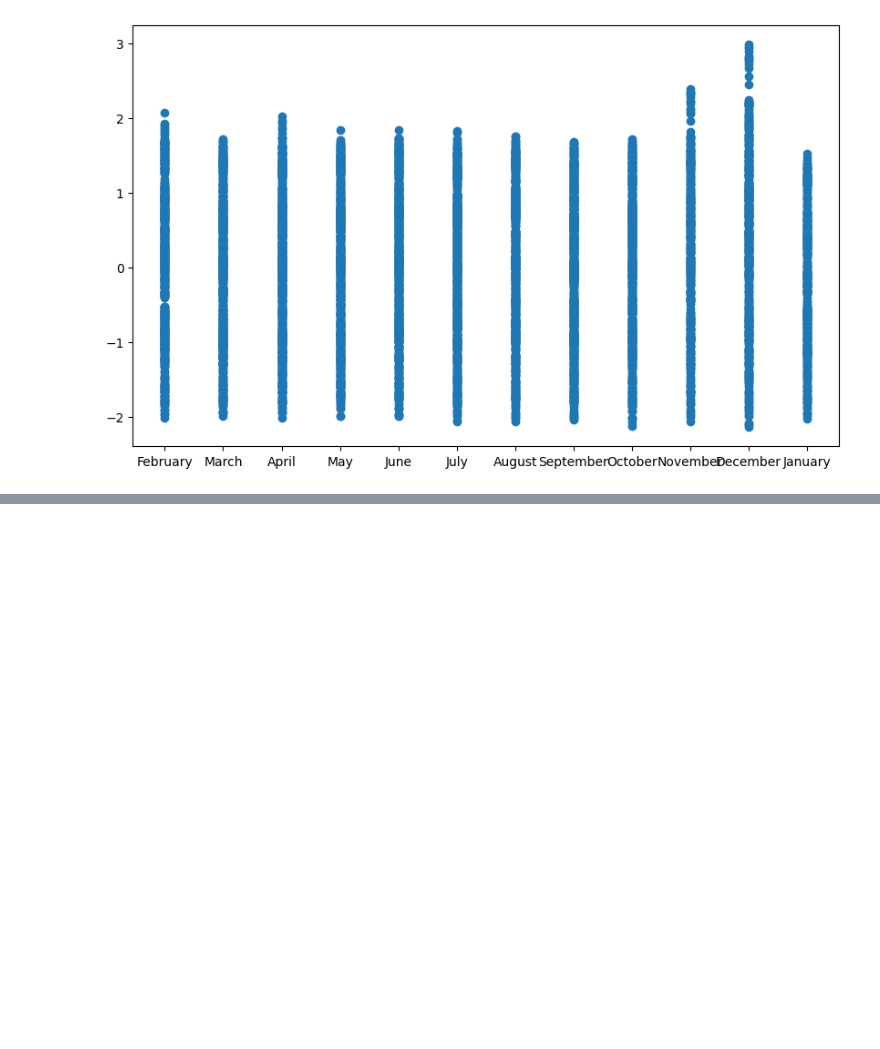
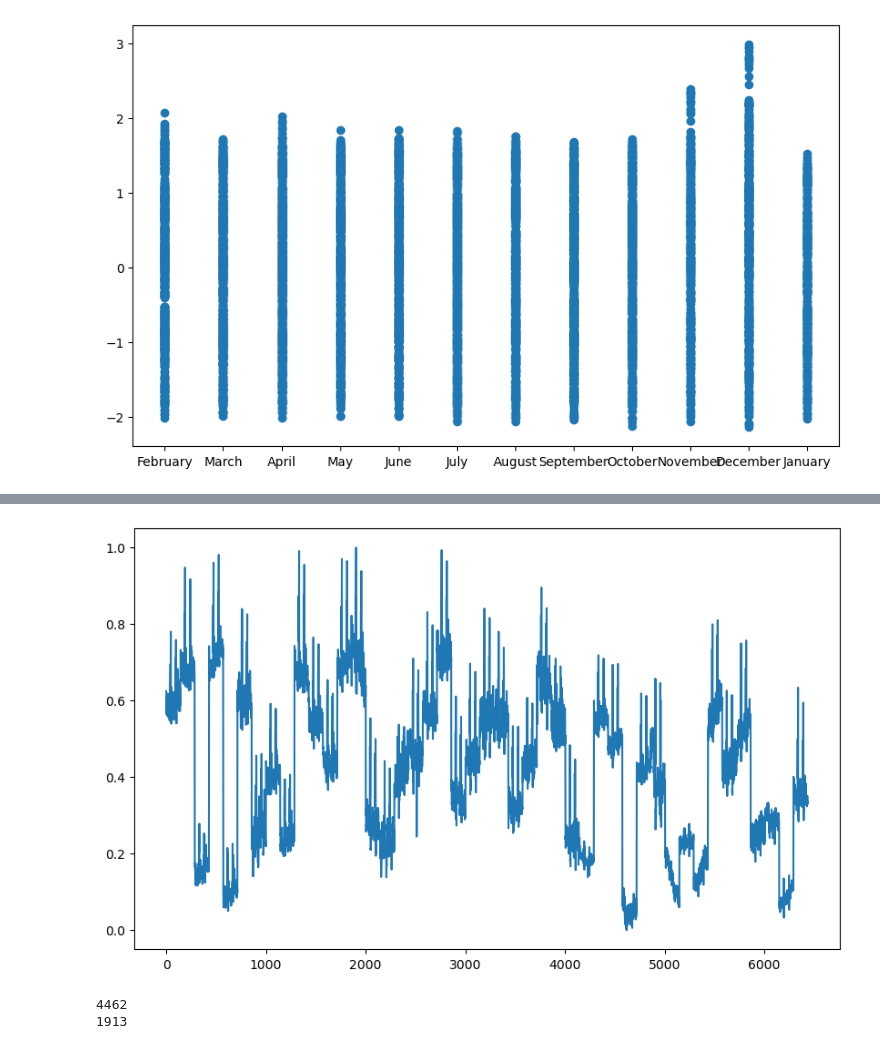
Before and after one commit to Satyam-10124/machine_learning, a Jupyter notebook: walmart.ipynb, the cells around one changed output, grey strips where cells are left out. Drawn from its saved outputs; the diff is of its cells as text; code cells hidden in the pictures; blank space fills up the shorter version.

```diff
--- a/walmart.ipynb
+++ b/walmart.ipynb
@@ -241,0 +254,10 @@ plt.scatter(df.month_name, weekly_sales_pt)
+# %%
+from sklearn.preprocessing import MinMaxScaler
+min_max = MinMaxScaler()
+scaled_weekly_sales = min_max.fit_transform(weekly_sales_pt)
+plt.figure(figsize=(10, 6))
+plt.plot(scaled_weekly_sales)
+scaled_weekly_sales = [i[0] for i in scaled_weekly_sales ]
+# scaled_weekly_sales
+# %% [output]
+[figure, added]
@@ -241,0 +276,6 @@ plt.scatter(df.month_name, weekly_sales_pt)
+# %%
+print(len(x_train))
+print(len(x_test))
+# %% [output]
+4462
+1913
```
Also changed, not shown: parts of 15 cells of this notebook, 5 other files.
